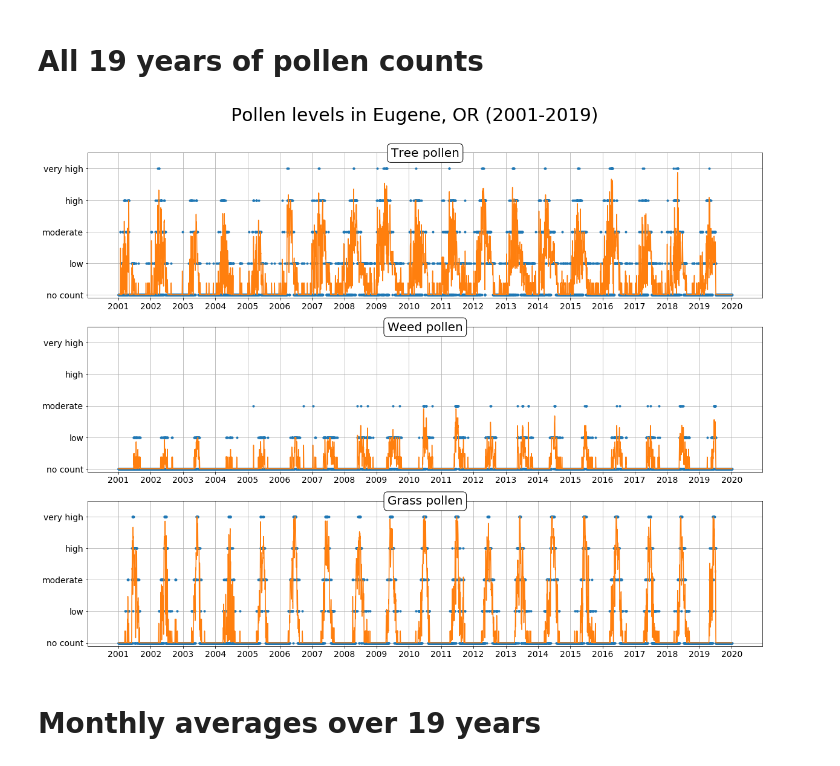
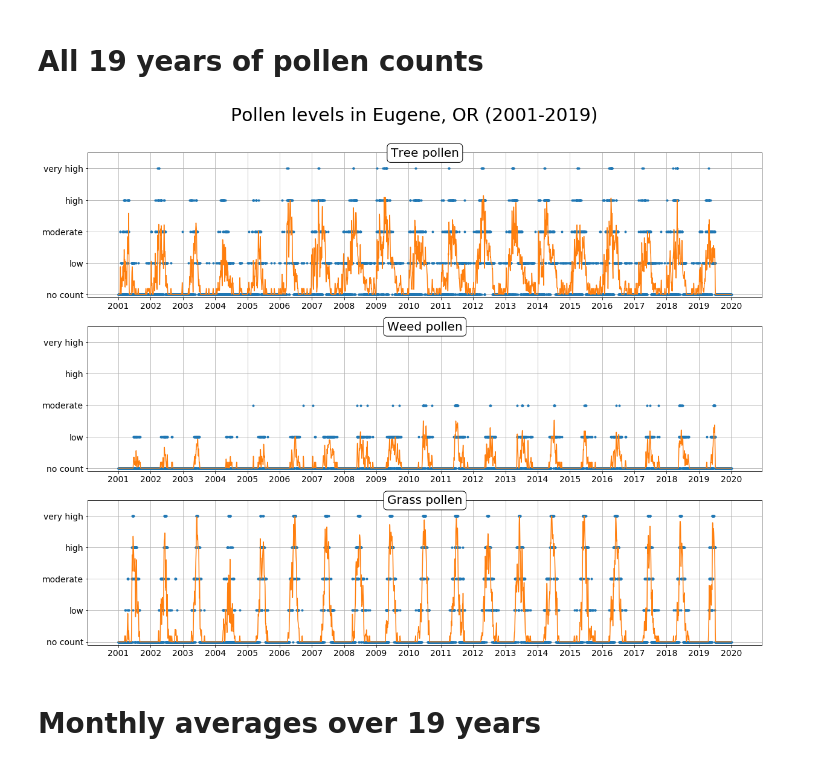
Before and after one commit to pdqnguyen/allergy, a Jupyter notebook: analysis.ipynb, the cells around one changed output. Drawn from its saved outputs; the diff is of its cells as text; code cells hidden in the pictures.

```diff
--- a/analysis.ipynb
+++ b/analysis.ipynb
@@ -72,24 +72,24 @@ df = df[~((df.index.month == 2) & (df.index.day > 28))]
 # %%
 fig, ax = plt.subplots(3, 1, figsize=(20, 15))
 fig.suptitle("Pollen levels in Eugene, OR (2001-2019)", y=0.95, fontsize=30)
 for i, col in enumerate(cols):
     values = df[col]
-    values_smooth, _ = gsmooth(df[col].values, w=5)
+    values_smooth, _ = gsmooth(df[col].values, w=10)
     x = (df.index - df.index[0]).days
     ax[i].plot(x, values, '.')
     ax[i].plot(x, values_smooth, '-')
     ax[i].tick_params(labelsize=14)
     ax[i].set_xticks(range(x[0], x[-1], 365))
     ax[i].set_xticklabels(range(2001, 2021))
     ax[i].set_yticks(range(len(pollen_levels)))
     ax[i].set_yticklabels(pollen_levels)
     ax[i].set_title(col_labels[col], y=0.95, bbox=dict(boxstyle='round', facecolor='w'), size=20)
     ax[i].set_ylim(-0.1, 4.5)
     ax[i].grid()
 fig.savefig('plots/eug-or-full.png')
-fig.show()
+plt.show()
 # %% [output]
-[figure, old version]
+[figure, new version]
 # %% [markdown]
 # Monthly averages over 19 years
 # %%
```
Also changed, not shown: parts of 15 cells of this notebook.
